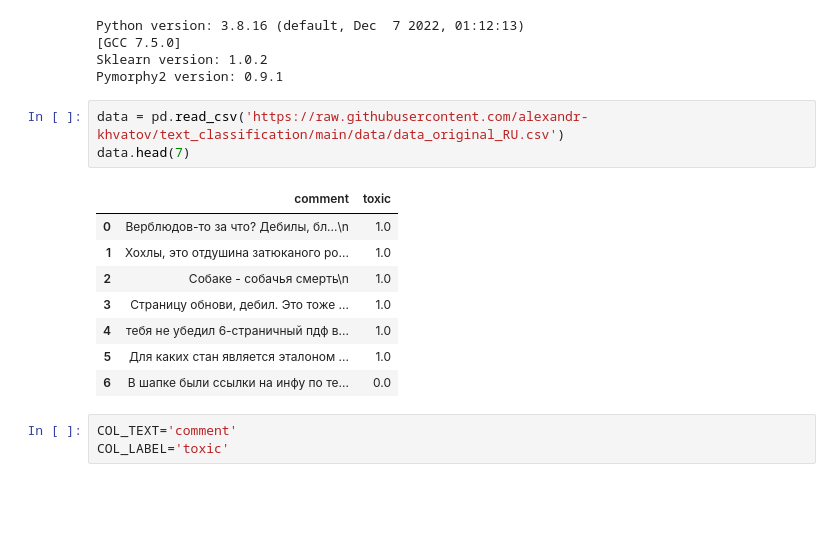
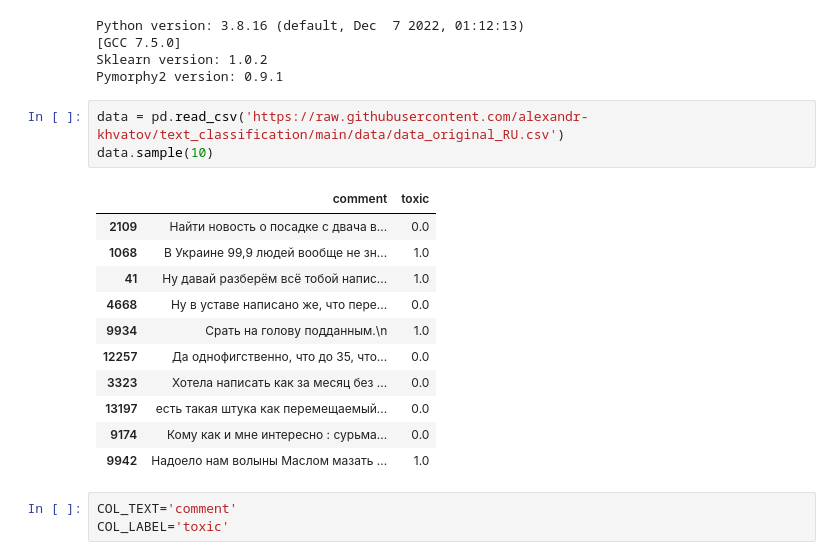
Before and after one commit to alexandr-khvatov/text_classification, a Jupyter notebook: model/LogReg.ipynb, the cells around one changed output. Cells and saved outputs as stored; diff of their text form; blank space fills up the shorter version.

```diff
--- a/model/LogReg.ipynb
+++ b/model/LogReg.ipynb
@@ -27,16 +25,19 @@ Sklearn version: 1.0.2
 Pymorphy2 version: 0.9.1
 # %%
 data = pd.read_csv('https://raw.githubusercontent.com/alexandr-khvatov/text_classification/main/data/data_original_RU.csv')
-data.head(7)
+data.sample(10)
 # %% [output]
 |  | comment | toxic |
-| 0 | Верблюдов-то за что? Дебилы, бл...\n | 1.0 |
-| 1 | Хохлы, это отдушина затюканого ро... | 1.0 |
-| 2 | Собаке - собачья смерть\n | 1.0 |
-| 3 | Страницу обнови, дебил. Это тоже ... | 1.0 |
-| 4 | тебя не убедил 6-страничный пдф в... | 1.0 |
-| 5 | Для каких стан является эталоном ... | 1.0 |
-| 6 | В шапке были ссылки на инфу по те... | 0.0 |
+| 2109 | Найти новость о посадке с двача в... | 0.0 |
+| 1068 | В Украине 99,9 людей вообще не зн... | 1.0 |
+| 41 | Ну давай разберём всё тобой напис... | 1.0 |
+| 4668 | Ну в уставе написано же, что пере... | 0.0 |
+| 9934 | Срать на голову подданным.\n | 1.0 |
+| 12257 | Да однофигственно, что до 35, что... | 0.0 |
+| 3323 | Хотела написать как за месяц без ... | 0.0 |
+| 13197 | есть такая штука как перемещаемый... | 0.0 |
+| 9174 | Кому как и мне интересно : сурьма... | 0.0 |
+| 9942 | Надоело нам волыны Маслом мазать ... | 1.0 |
 # %%
 COL_TEXT='comment'
 COL_LABEL='toxic'
```
Also changed, not shown: parts of 11 cells of this notebook.
